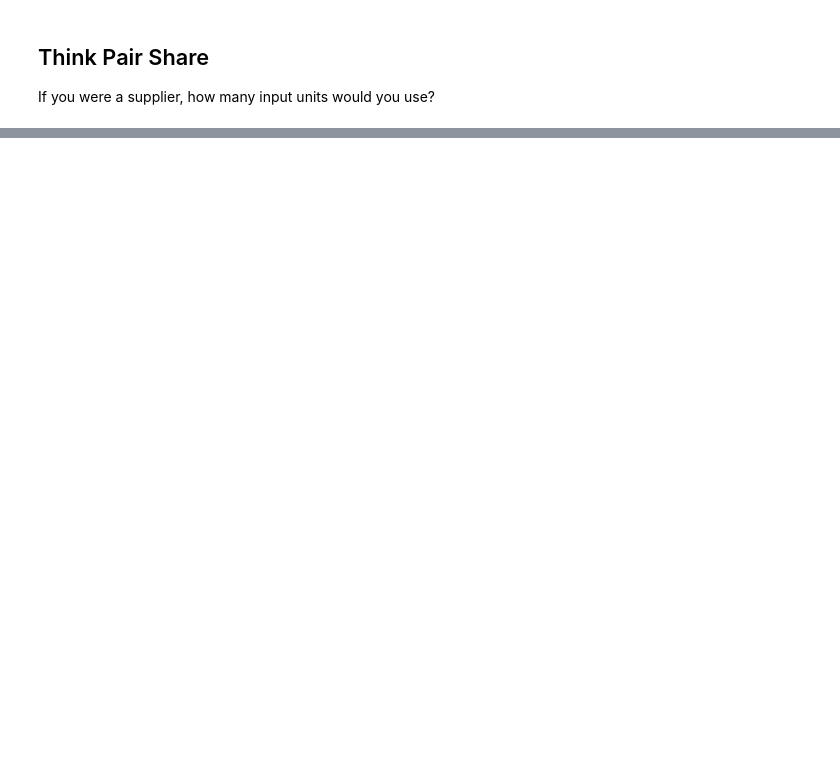
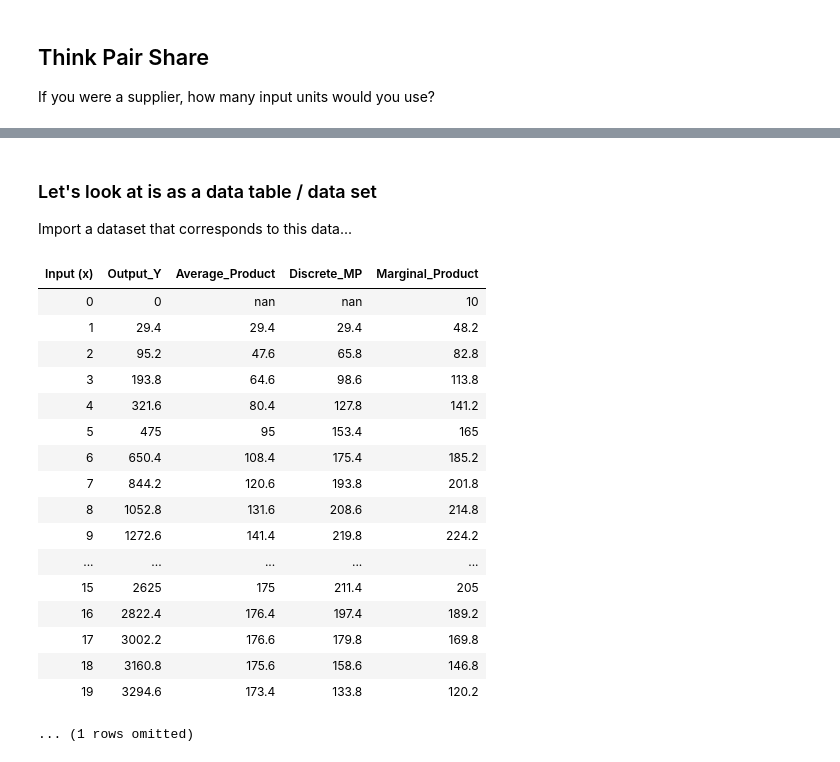
Before and after one commit to data-88e/econ-fa19, a Jupyter notebook: wk02/Intro_to_Production.ipynb, the cells around one changed output, grey strips where cells are left out. Cells and saved outputs as stored; diff of their text form; code cells hidden in the pictures; blank space fills up the shorter version.

```diff
--- a/wk02/Intro_to_Production.ipynb
+++ b/wk02/Intro_to_Production.ipynb
@@ -77,0 +83,25 @@ Click [here](lab02.ipynb) to move on to today's lab.
+# %% [markdown]
+### Let's look at is as a data table / data set ###
+Import a dataset that corresponds to this data...
+# %%
+TPP=Table().read_table("tableTPP.csv")
+TPP.show(20)
+# %% [output]
+| Input (x) | Output_Y | Average_Product | Discrete_MP | Marginal_Product |
+| 0 | 0 | nan | nan | 10 |
+| 1 | 29.4 | 29.4 | 29.4 | 48.2 |
+| 2 | 95.2 | 47.6 | 65.8 | 82.8 |
+| 3 | 193.8 | 64.6 | 98.6 | 113.8 |
+| 4 | 321.6 | 80.4 | 127.8 | 141.2 |
+| 5 | 475 | 95 | 153.4 | 165 |
+| 6 | 650.4 | 108.4 | 175.4 | 185.2 |
+| 7 | 844.2 | 120.6 | 193.8 | 201.8 |
+| 8 | 1052.8 | 131.6 | 208.6 | 214.8 |
+| 9 | 1272.6 | 141.4 | 219.8 | 224.2 |
+| ... | ... | ... | ... | ... |
+| 15 | 2625 | 175 | 211.4 | 205 |
+| 16 | 2822.4 | 176.4 | 197.4 | 189.2 |
+| 17 | 3002.2 | 176.6 | 179.8 | 169.8 |
+| 18 | 3160.8 | 175.6 | 158.6 | 146.8 |
+| 19 | 3294.6 | 173.4 | 133.8 | 120.2 |
+... (1 rows omitted)
```
Also changed, not shown: parts of 5 cells of this notebook.
